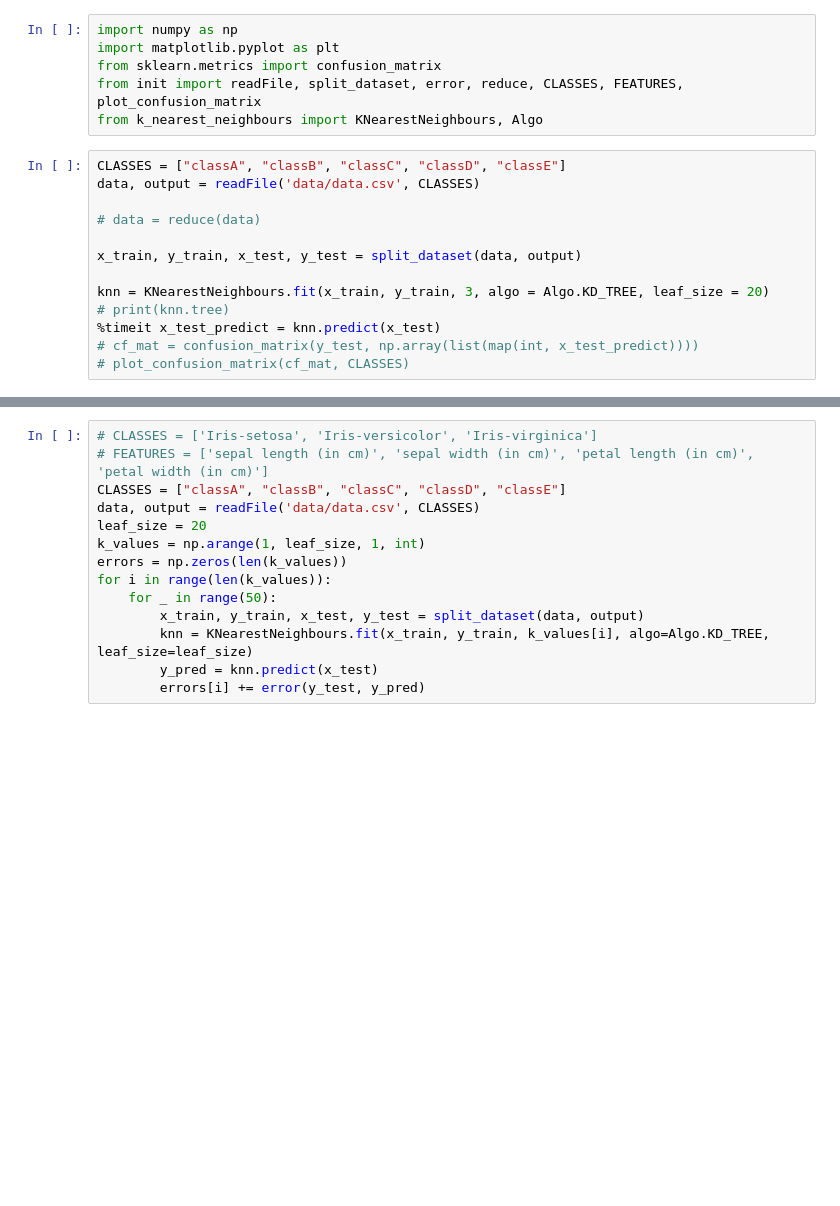
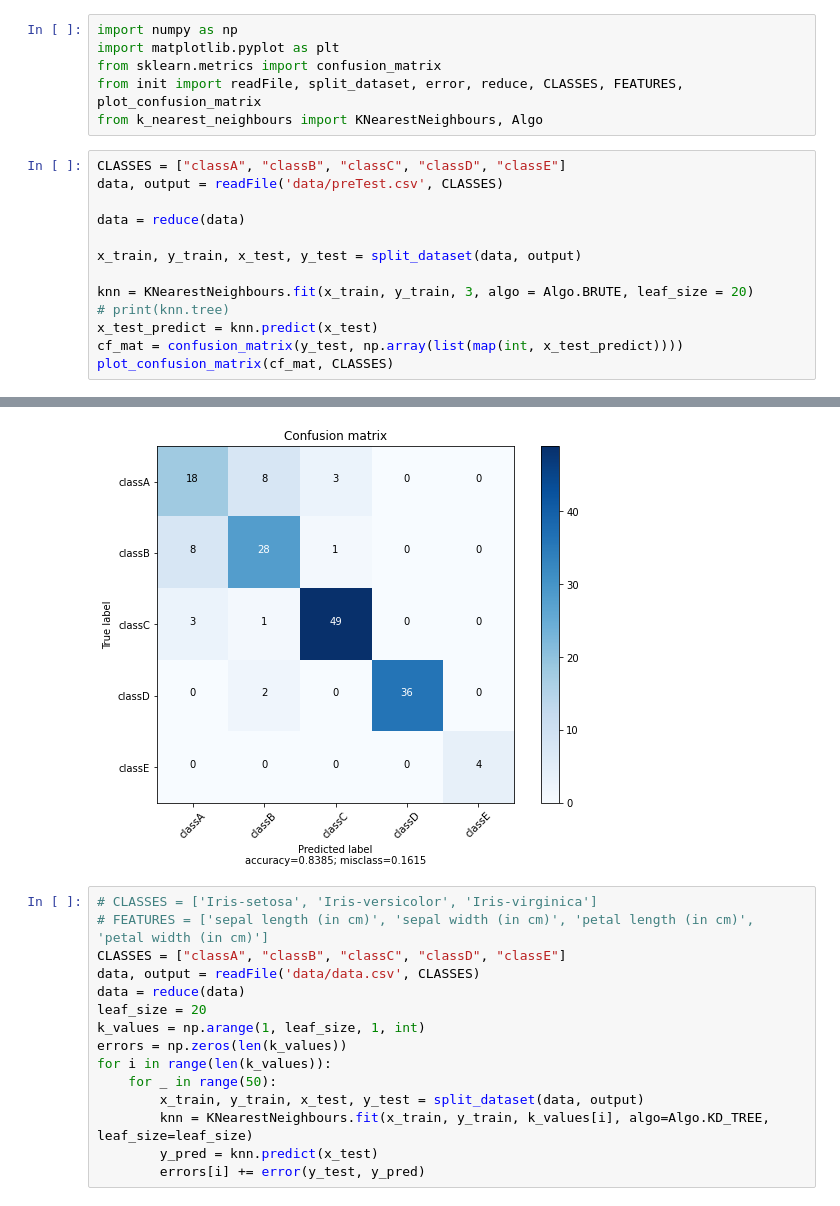
Before and after one commit to maxencerb/KNN-IRIS-ESILV, a Jupyter notebook: test.ipynb, the cells around one changed output, grey strips where cells are left out. Drawn from its saved outputs; the diff is of its cells as text; blank space fills up the shorter version.

```diff
--- a/test.ipynb
+++ b/test.ipynb
@@ -6,15 +6,15 @@ from init import readFile, split_dataset, error, reduce, CLASSES, FEATURES, plot
 from k_nearest_neighbours import KNearestNeighbours, Algo
 # %%
 CLASSES = ["classA", "classB", "classC", "classD", "classE"]
-data, output = readFile('data/data.csv', CLASSES)
+data, output = readFile('data/preTest.csv', CLASSES)
 
-# data = reduce(data)
+data = reduce(data)
 
 x_train, y_train, x_test, y_test = split_dataset(data, output)
 
-knn = KNearestNeighbours.fit(x_train, y_train, 3, algo = Algo.KD_TREE, leaf_size = 20)
+knn = KNearestNeighbours.fit(x_train, y_train, 3, algo = Algo.BRUTE, leaf_size = 20)
 # print(knn.tree)
-%timeit x_test_predict = knn.predict(x_test)
-# cf_mat = confusion_matrix(y_test, np.array(list(map(int, x_test_predict))))
-# plot_confusion_matrix(cf_mat, CLASSES)
+x_test_predict = knn.predict(x_test)
+cf_mat = confusion_matrix(y_test, np.array(list(map(int, x_test_predict))))
+plot_confusion_matrix(cf_mat, CLASSES)
 # %% [output]
@@ -22,8 +21,10 @@ knn = KNearestNeighbours.fit(x_train, y_train, 3, algo = Algo.KD_TREE, leaf_size
+[figure, added]
 # %%
 # CLASSES = ['Iris-setosa', 'Iris-versicolor', 'Iris-virginica']
 # FEATURES = ['sepal length (in cm)', 'sepal width (in cm)', 'petal length (in cm)', 'petal width (in cm)']
 CLASSES = ["classA", "classB", "classC", "classD", "classE"]
 data, output = readFile('data/data.csv', CLASSES)
+data = reduce(data)
 leaf_size = 20
 k_values = np.arange(1, leaf_size, 1, int)
 errors = np.zeros(len(k_values))
```
Also changed, not shown: parts of 2 cells of this notebook, 5 other files.
